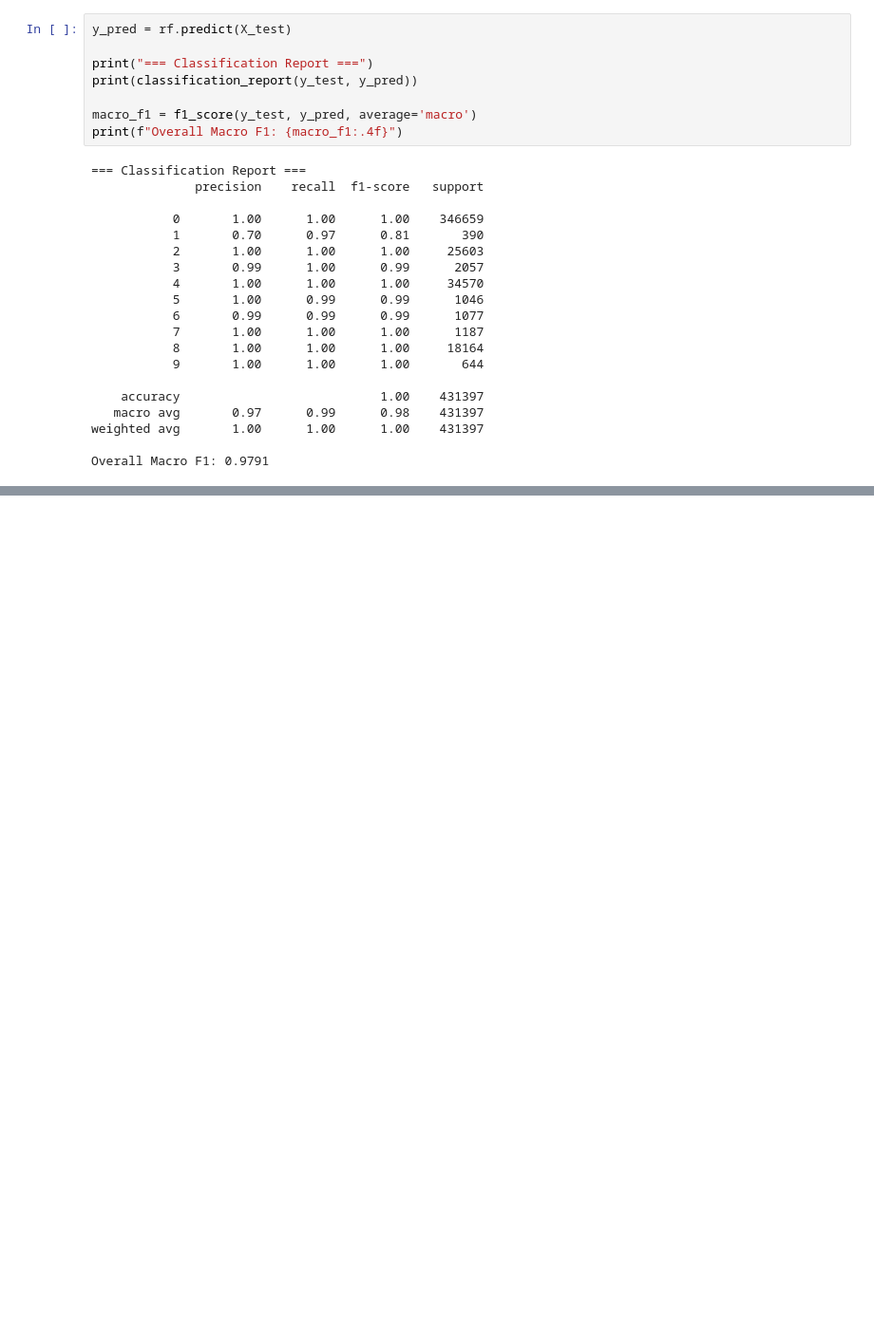
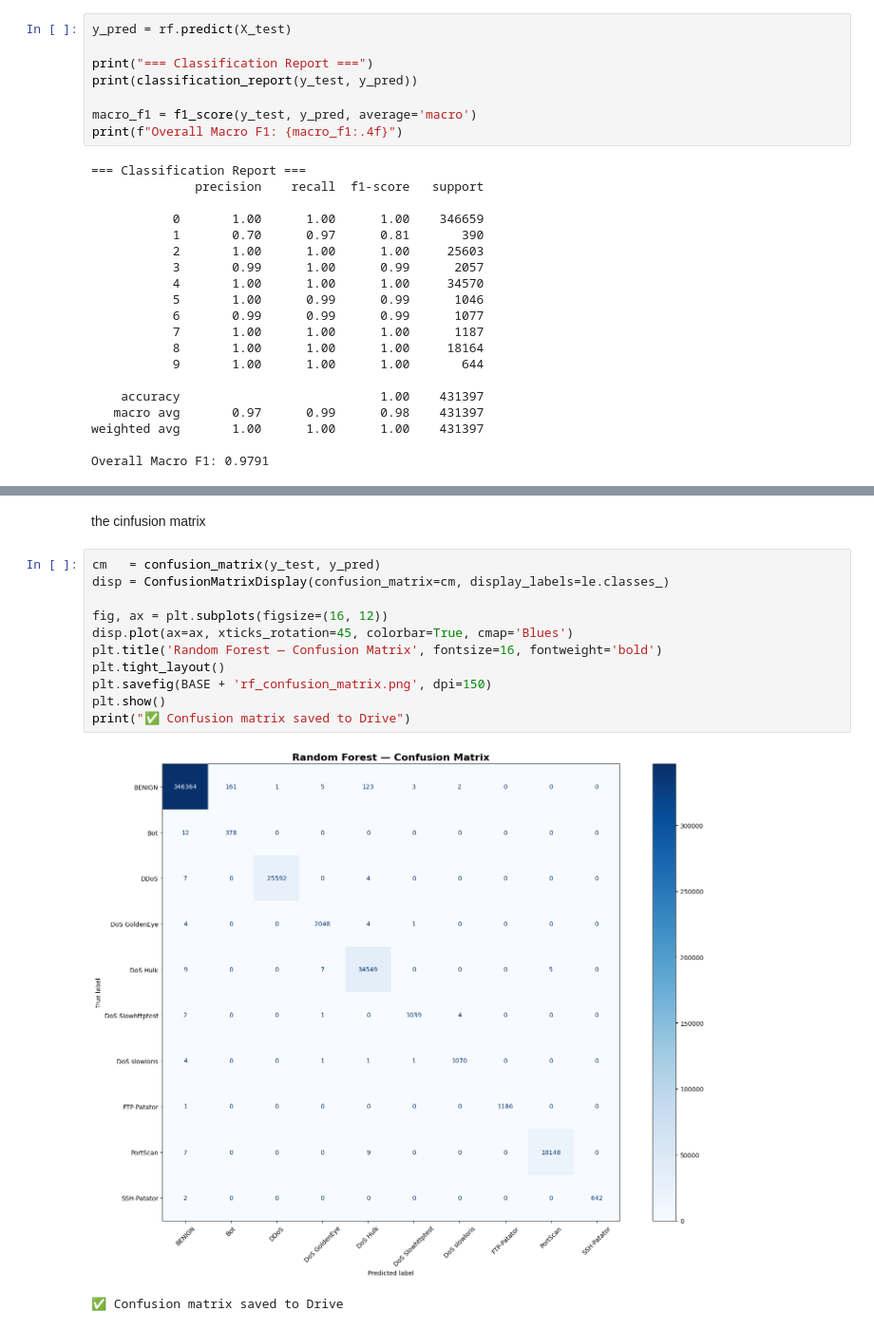
Before and after one commit to GEO-HACK/watchtower-ml, a Jupyter notebook: notebooks/random_trainer.ipynb, the cells around one changed output, grey strips where cells are left out. Shown at 95% size. Saved outputs shown, nothing was run; the diff lists cells and outputs as text; blank space fills up the shorter version.

Commit message:
confusion matrix plotting

```diff
--- a/notebooks/random_trainer.ipynb
+++ b/notebooks/random_trainer.ipynb
@@ -116,0 +161,16 @@ Overall Macro F1: 0.9791
+# %% [markdown]
+the cinfusion matrix
+# %%
+cm   = confusion_matrix(y_test, y_pred)
+disp = ConfusionMatrixDisplay(confusion_matrix=cm, display_labels=le.classes_)
+
+fig, ax = plt.subplots(figsize=(16, 12))
+disp.plot(ax=ax, xticks_rotation=45, colorbar=True, cmap='Blues')
+plt.title('Random Forest — Confusion Matrix', fontsize=16, fontweight='bold')
+plt.tight_layout()
+plt.savefig(BASE + 'rf_confusion_matrix.png', dpi=150)
+plt.show()
+print("✅ Confusion matrix saved to Drive")
+# %% [output]
+[figure, added]
+✅ Confusion matrix saved to Drive
```
Also changed, not shown: parts of 1 cell of this notebook.
